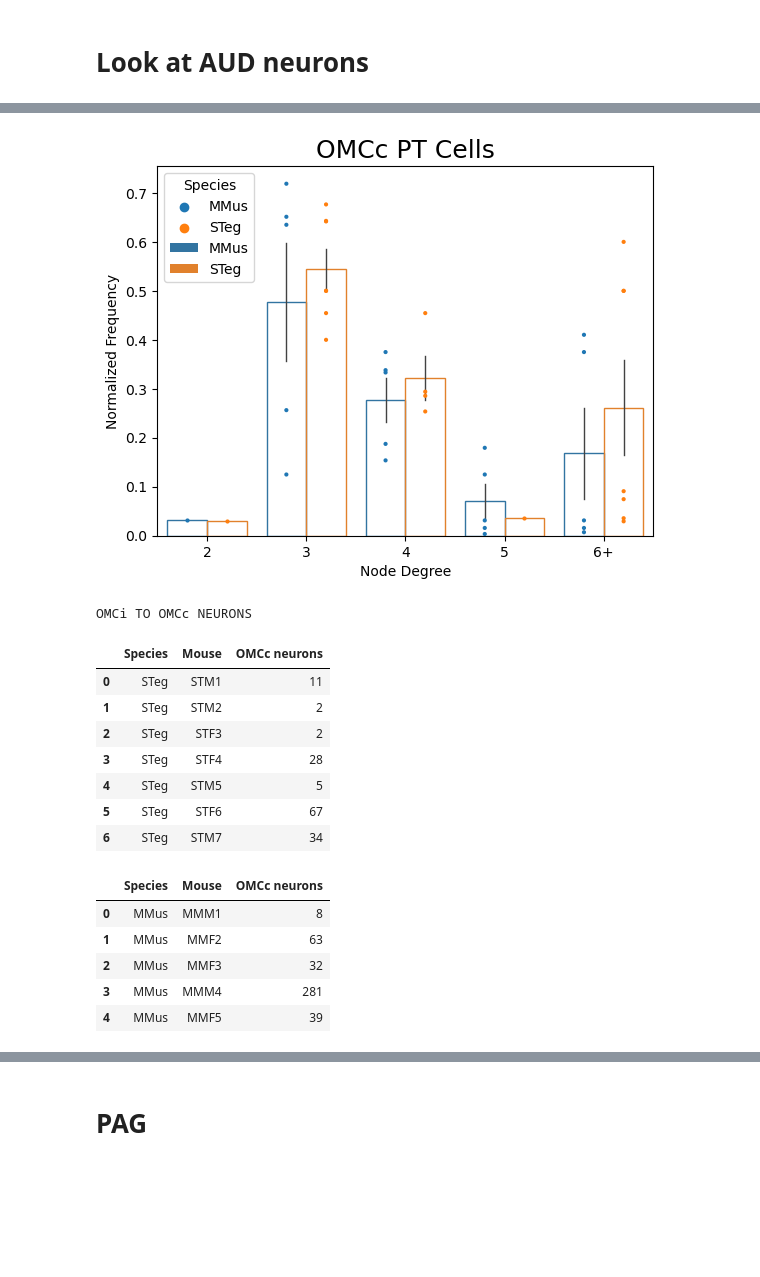
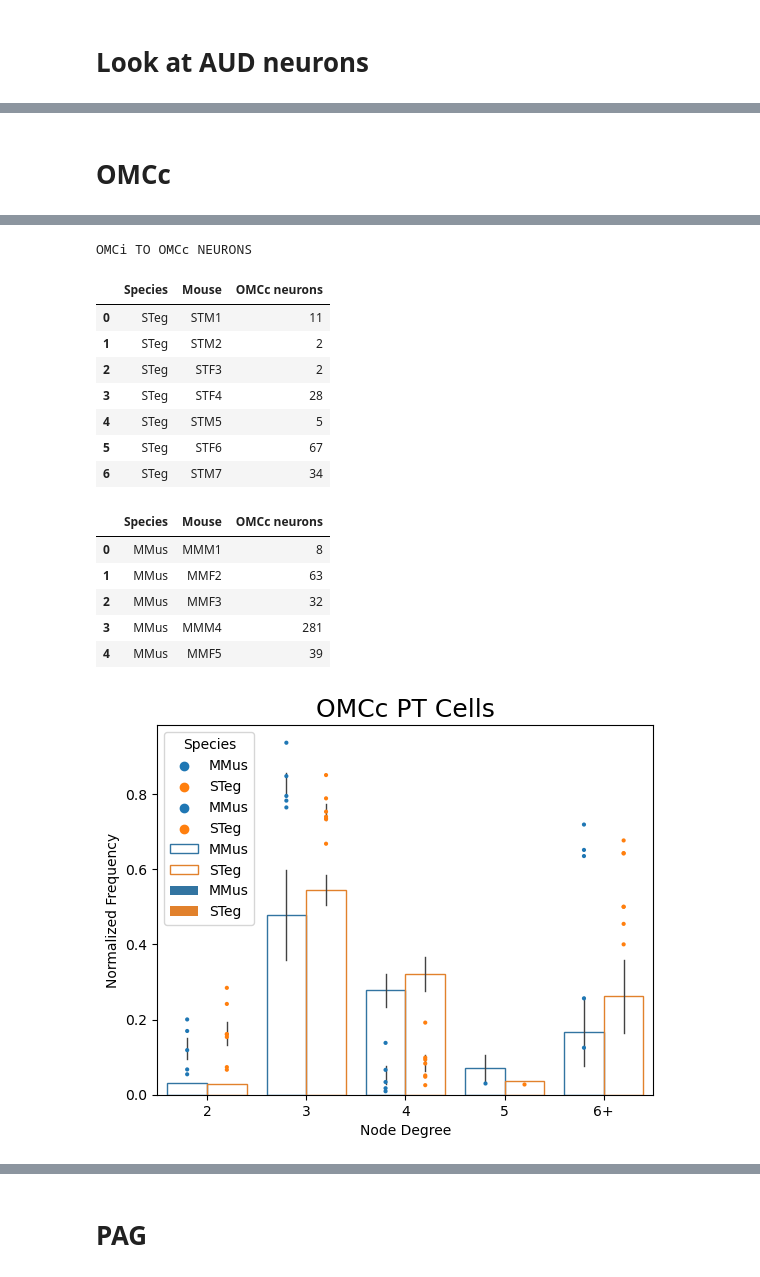
Before and after one commit to eisko/MAPseq_analysis, a Jupyter notebook: M194_M220_OMC_SC2.ipynb, the cells around one changed output, grey strips where cells are left out. Cells and saved outputs as stored; diff of their text form; code cells hidden in the pictures; blank space fills up the shorter version.

```diff
--- a/M194_M220_OMC_SC2.ipynb
+++ b/M194_M220_OMC_SC2.ipynb
@@ -311,3 +345,5 @@ OMCi TO AUD NEURONS
+# %% [markdown]
+# OMCc
 # %%
 # seperate OMCc neurons
 omcc_it_mm = subset_neurons(omc_it_mm, area='OMCc')
@@ -316,10 +352,10 @@ omcc_pt_mm = subset_neurons(omc_pt_mm, area='OMCc')
 omcc_pt_st = subset_neurons(omc_pt_st, area='OMCc')
 
 # calculate degrees for omcc cells
-omcc_mm_it_nodes = df_to_nodes(omcc_it_mm, drop=["OMCi"], mice=mice_mm, species="MMus")
-omcc_st_it_nodes = df_to_nodes(omcc_it_st, drop=["OMCi"], mice=mice_st, species="STeg")
-omcc_mm_pt_nodes = df_to_nodes(omcc_pt_mm, drop=["OMCi"], mice=mice_mm, species="MMus")
-omcc_st_pt_nodes = df_to_nodes(omcc_pt_st, drop=["OMCi"], mice=mice_st, species="STeg")
+omcc_mm_it_nodes = df_to_nodes(omcc_it_mm, drop=["OMCi"], species="MMus")
+omcc_st_it_nodes = df_to_nodes(omcc_it_st, drop=["OMCi"], species="STeg")
+omcc_mm_pt_nodes = df_to_nodes(omcc_pt_mm, drop=["OMCi"], species="MMus")
+omcc_st_pt_nodes = df_to_nodes(omcc_pt_st, drop=["OMCi"], species="STeg")
 
 omcc_mm_pt_nodes_5and = node_to_nand(omcc_mm_pt_nodes)
 omcc_st_pt_nodes_5and = node_to_nand(omcc_st_pt_nodes)
@@ -336,16 +371,16 @@ display(print_nums(omcc_pt_mm, species='MMus', mice=mice_mm, area="OMCc"))
-[figure, removed]
 OMCi TO OMCc NEURONS
 |  | Species | Mouse | OMCc neurons |
 | 0 | STeg | STM1 | 11 |
 | 1 | STeg | STM2 | 2 |
 | 2 | STeg | STF3 | 2 |
 | 3 | STeg | STF4 | 28 |
 | 4 | STeg | STM5 | 5 |
 | 5 | STeg | STF6 | 67 |
 | 6 | STeg | STM7 | 34 |
 |  | Species | Mouse | OMCc neurons |
 | 0 | MMus | MMM1 | 8 |
 | 1 | MMus | MMF2 | 63 |
 | 2 | MMus | MMF3 | 32 |
 | 3 | MMus | MMM4 | 281 |
 | 4 | MMus | MMF5 | 39 |
+[figure, new version]
```
Also changed, not shown: parts of 10 cells of this notebook.
